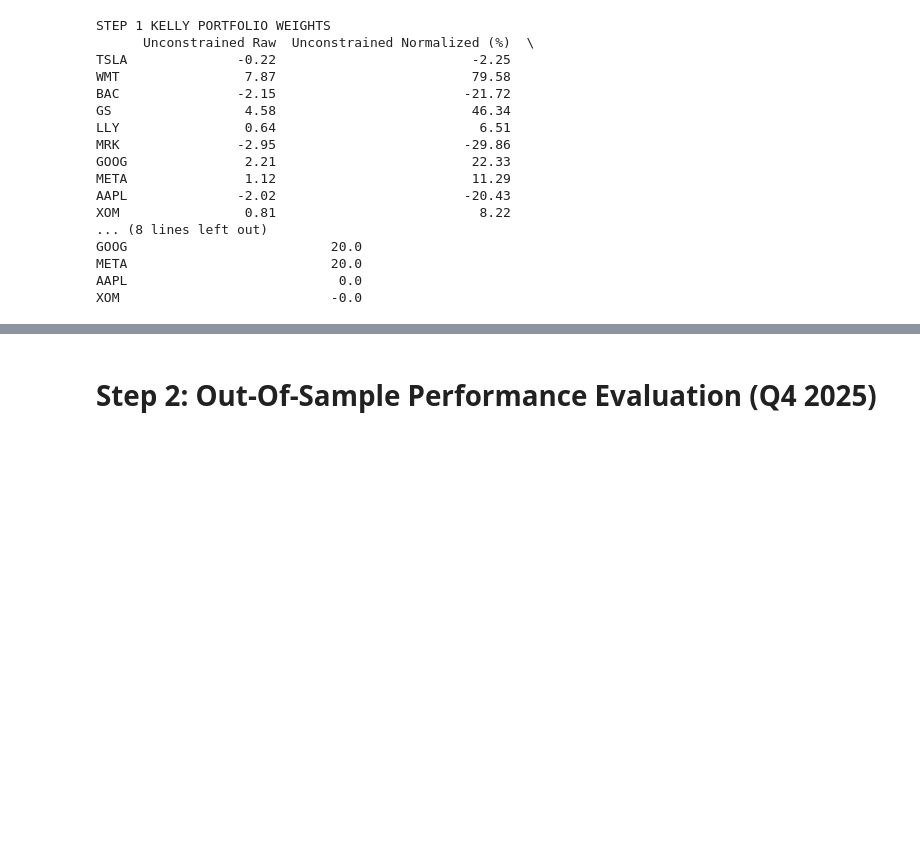
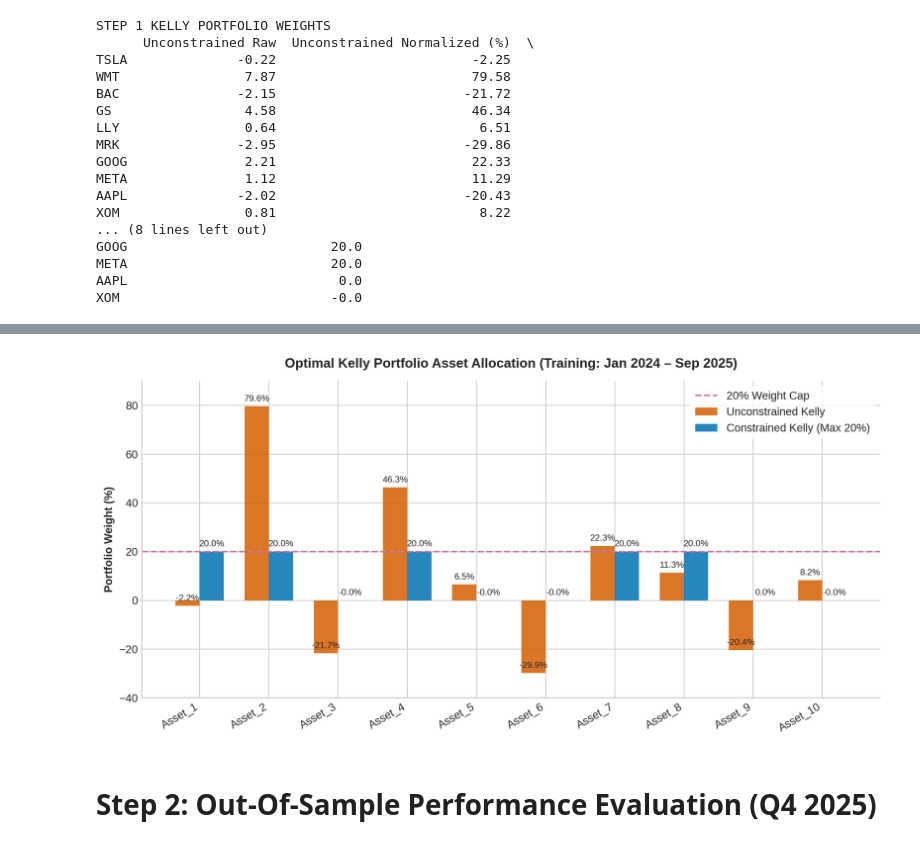
Before and after one commit to George7531/Portfolio_Management, a Jupyter notebook: Group_19296_MScFE_652_Portfolio_Management_Project_2.ipynb, the cells around one changed output, grey strips where cells are left out. Saved outputs shown, nothing was run; the diff lists cells and outputs as text; code cells hidden in the pictures; blank space fills up the shorter version.

Commit message:
step 6c and 6d complete

```diff
--- a/Group_19296_MScFE_652_Portfolio_Management_Project_2.ipynb
+++ b/Group_19296_MScFE_652_Portfolio_Management_Project_2.ipynb
@@ -217,3 +202,92 @@ print(df_kelly_weights.to_markdown())
+# %%
+import matplotlib.pyplot as plt
+import numpy as np
+import pandas as pd
+import seaborn as sns
+
+# Set clean aesthetic style
+plt.style.use("seaborn-v0_8-whitegrid")
+plt.rcParams["font.family"] = "sans-serif"
+plt.rcParams["font.size"] = 10
+
+# Asset tickers and optimal Kelly weights from quadratic programming optimization
+assets = [f"Asset_{i+1}" for i in range(10)]
+
+x = np.arange(len(assets))
+width = 0.35
+
+fig, ax = plt.subplots(figsize=(10, 5), dpi=300)
+
+rects1 = ax.bar(
+    x - width / 2,
+    w_unconstrained_normalized * 100,
+    width,
+    label="Unconstrained Kelly",
+    color="#d55e00",
+    alpha=0.85,
+)
+rects2 = ax.bar(
+    x + width / 2,
+    w_constrained * 100,
+    width,
+    label="Constrained Kelly (Max 20%)",
+    color="#0072b2",
+    alpha=0.85,
+)
+
+# Annotate max weight constraint line
+ax.axhline(
+    20,
+    color="#cc79a7",
+    linestyle="--",
+    linewidth=1.5,
+    label="20% Weight Cap",
+)
+
+# Value labels on top of bars
+for rect in rects1:
+    h = rect.get_height()
+    ax.annotate(
+        f"{h:.1f}%",
+        xy=(rect.get_x() + rect.get_width() / 2, h),
+        xytext=(0, 3),
+        textcoords="offset points",
+        ha="center",
+        va="bottom",
+        fontsize=8,
+    )
+
+for rect in rects2:
+    h = rect.get_height()
+    ax.annotate(
+        f"{h:.1f}%",
+        xy=(rect.get_x() + rect.get_width() / 2, h),
+        xytext=(0, 3),
+        textcoords="offset points",
+        ha="center",
+        va="bottom",
+        fontsize=8,
+    )
+
+ax.set_title(
+    "Optimal Kelly Portfolio Asset Allocation (Training: Jan 2024 – Sep 2025)",
+    fontsize=12,
+    fontweight="bold",
+    pad=12,
+)
+ax.set_ylabel("Portfolio Weight (%)", fontsize=10, fontweight="bold")
+ax.set_xticks(x)
+ax.set_xticklabels(assets, rotation=30, ha="right")
+ax.set_ylim(-40, 90)
+ax.legend(frameon=True, facecolor="white", edgecolor="none")
+ax.spines["top"].set_visible(False)
+ax.spines["right"].set_visible(False)
+
+plt.tight_layout()
+plt.savefig("step1_kelly_weights.png", bbox_inches="tight")
+plt.show()
+# %% [output]
+[figure, added]
 # %% [markdown]
 # Step 2: Out-Of-Sample Performance Evaluation (Q4 2025)
 # %%
```
Also changed, not shown: parts of 10 cells of this notebook.
